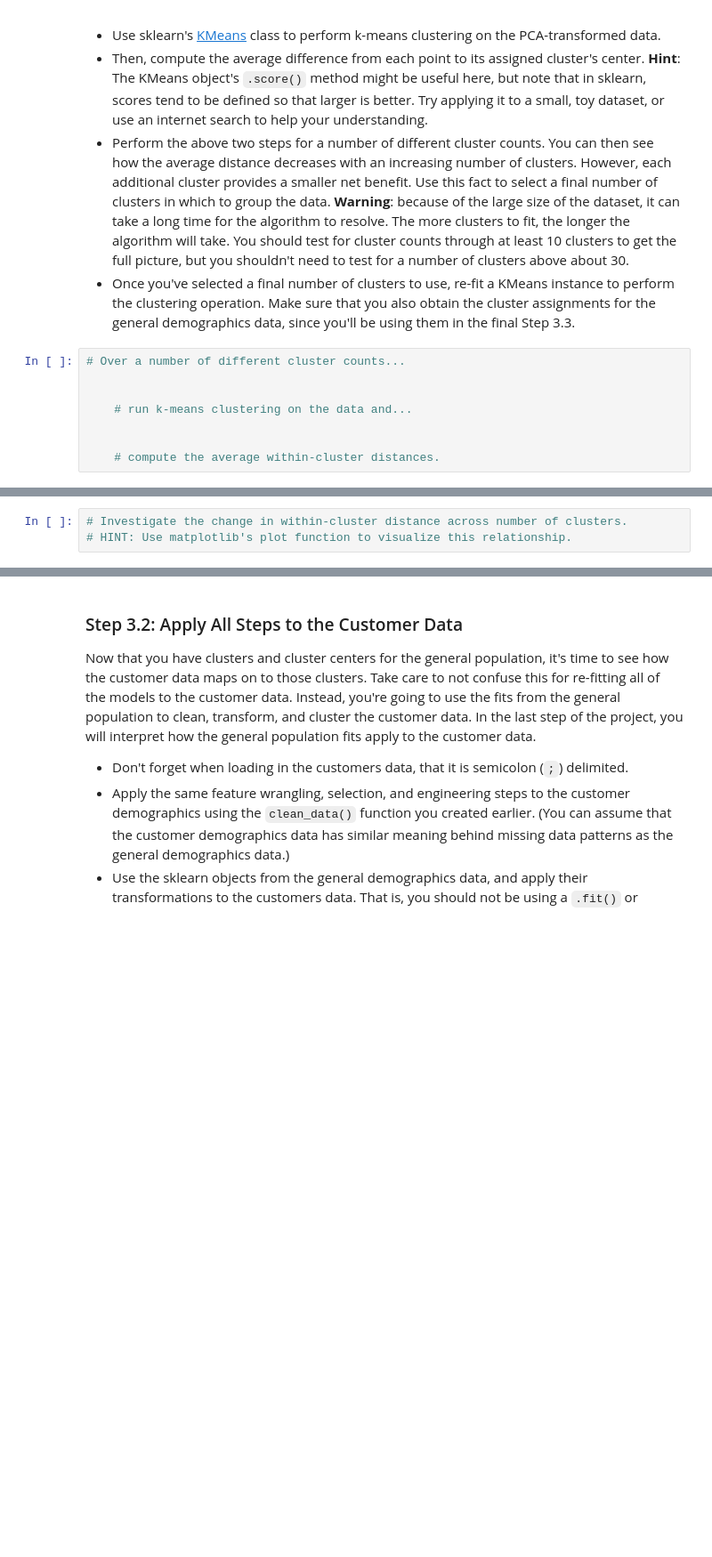
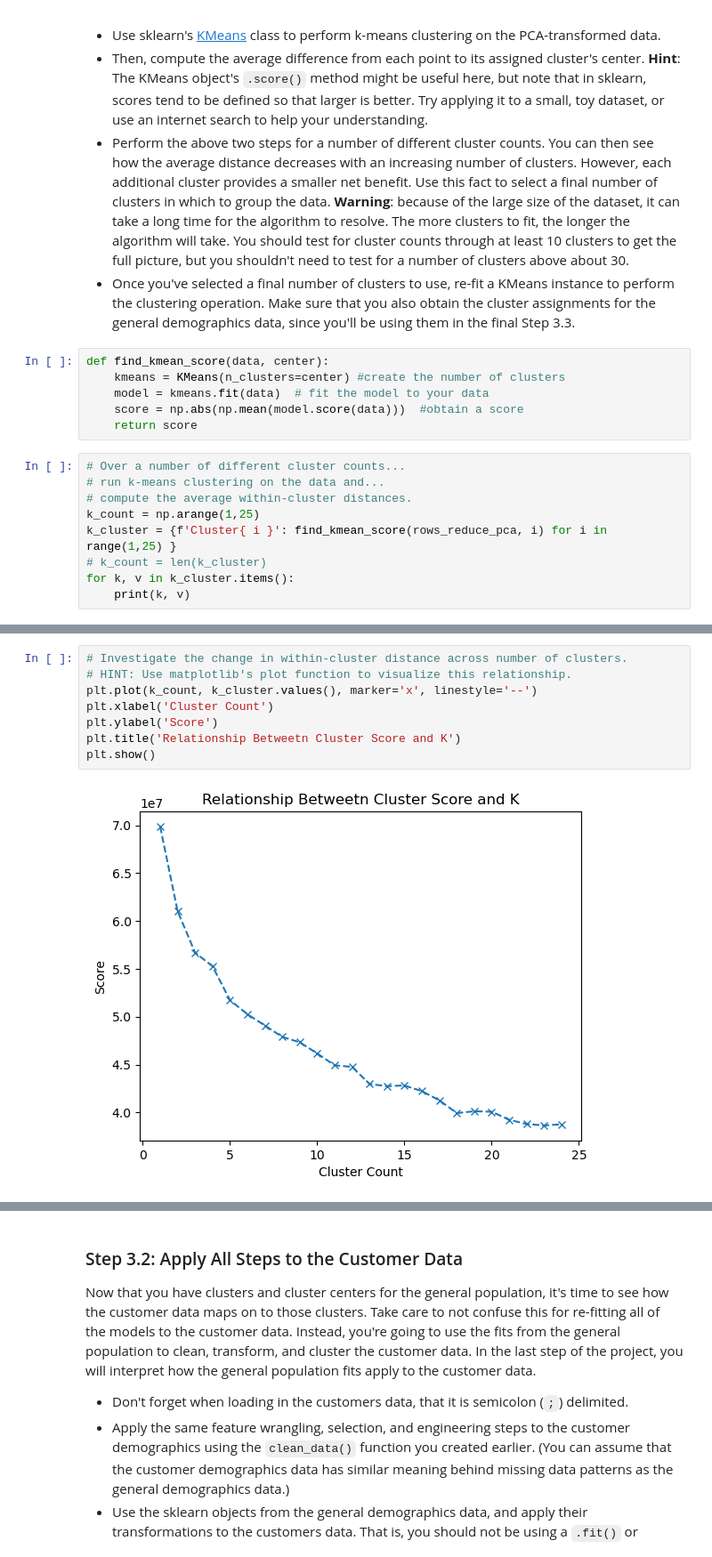
Before and after one commit to darinjswilliams/CustomerSegmentsArvato, a Jupyter notebook: Identify_Customer_Segments.ipynb, the cells around one changed output, grey strips where cells are left out. Shown at 89% size. Drawn from its saved outputs; the diff is of its cells as text; blank space fills up the shorter version.

```diff
--- a/Identify_Customer_Segments.ipynb
+++ b/Identify_Customer_Segments.ipynb
@@ -1309,11 +1272,18 @@ You've assessed and cleaned the demographics data, then scaled and transformed t
 - Then, compute the average difference from each point to its assigned cluster's center. **Hint**: The KMeans object's `.score()` method might be useful here, but note that in sklearn, scores tend to be defined so that larger is better. Try applying it to a small, toy dataset, or use an internet search to help your understanding.
 - Perform the above two steps for a number of different cluster counts. You can then see how the average distance decreases with an increasing number of clusters. However, each additional cluster provides a smaller net benefit. Use this fact to select a final number of clusters in which to group the data. **Warning**: because of the large size of the dataset, it can take a long time for the algorithm to resolve. The more clusters to fit, the longer the algorithm will take. You should test for cluster counts through at least 10 clusters to get the full picture, but you shouldn't need to test for a number of clusters above about 30.
 - Once you've selected a final number of clusters to use, re-fit a KMeans instance to perform the clustering operation. Make sure that you also obtain the cluster assignments for the general demographics data, since you'll be using them in the final Step 3.3.
+# %%
+def find_kmean_score(data, center):
+    kmeans = KMeans(n_clusters=center) #create the number of clusters
+    model = kmeans.fit(data)  # fit the model to your data
+    score = np.abs(np.mean(model.score(data)))  #obtain a score
+    return score
 # %%
 # Over a number of different cluster counts...
-
-
-    # run k-means clustering on the data and...
-
-
-    # compute the average within-cluster distances.
+# run k-means clustering on the data and...
+# compute the average within-cluster distances.
+k_count = np.arange(1,25)
+k_cluster = {f'Cluster{ i }': find_kmean_score(rows_reduce_pca, i) for i in range(1,25) }
+# k_count = len(k_cluster)
+for k, v in k_cluster.items():
+    print(k, v)
@@ -1320,6 +1308,13 @@ You've assessed and cleaned the demographics data, then scaled and transformed t
 # %%
 # Investigate the change in within-cluster distance across number of clusters.
 # HINT: Use matplotlib's plot function to visualize this relationship.
+plt.plot(k_count, k_cluster.values(), marker='x', linestyle='--')
+plt.xlabel('Cluster Count')
+plt.ylabel('Score')
+plt.title('Relationship Betweetn Cluster Score and K')
+plt.show()
+# %% [output]
+[figure, added]
 # %%
 # Re-fit the k-means model with the selected number of clusters and obtain
 # cluster predictions for the general population demographics data.
```
Also changed, not shown: parts of 28 cells of this notebook, 1 other file.
